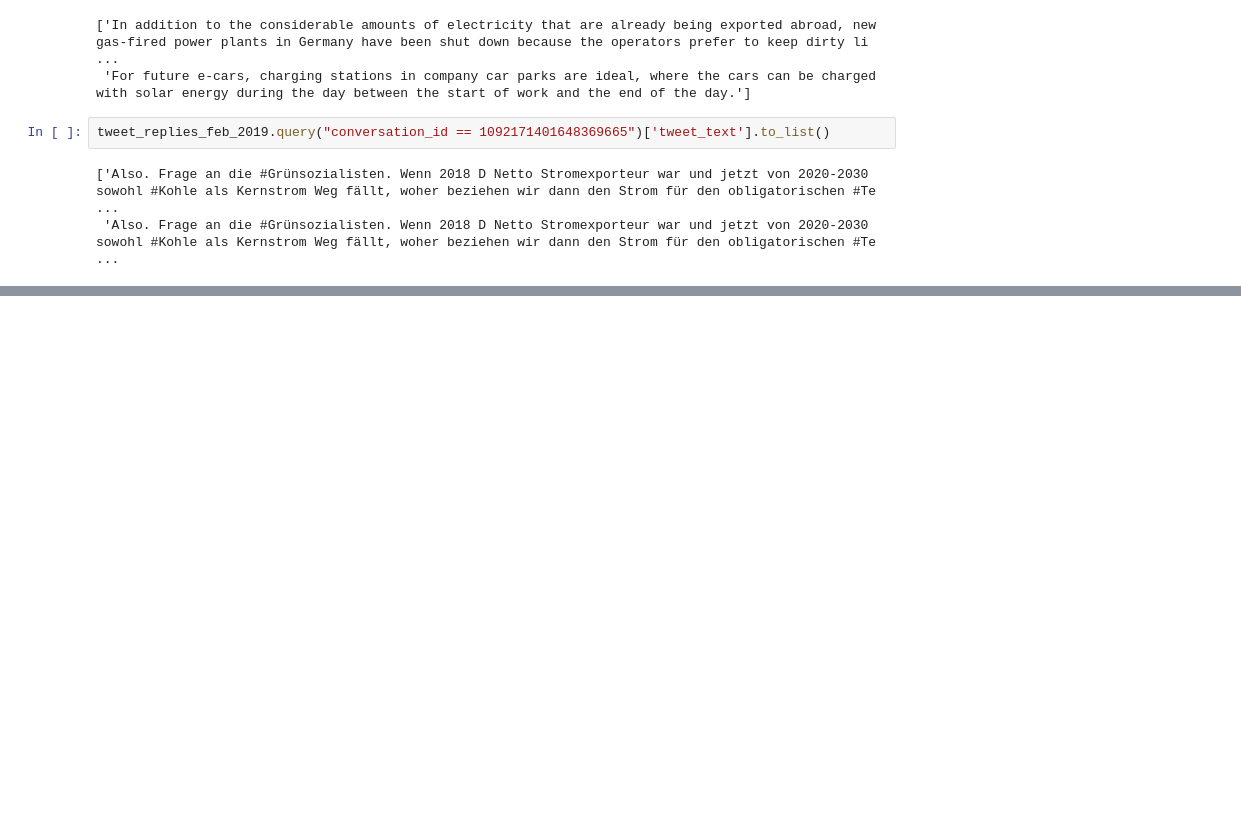
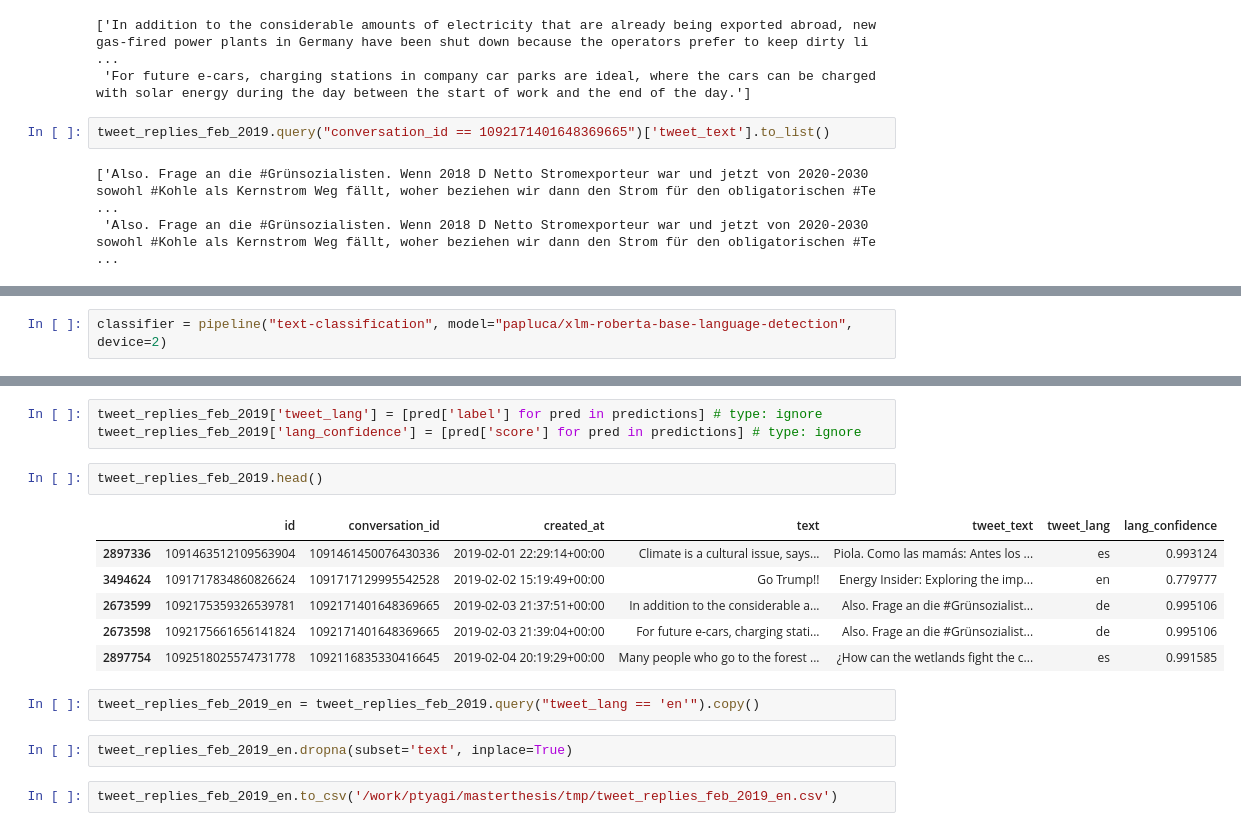
Before and after one commit to tyagiprnv/masterthesis, a Jupyter notebook: src/data_preprocessing.ipynb, the cells around one changed output, grey strips where cells are left out. Drawn from its saved outputs; the diff is of its cells as text; blank space fills up the shorter version.

```diff
--- a/src/data_preprocessing.ipynb
+++ b/src/data_preprocessing.ipynb
@@ -135,0 +162,2 @@ tweet_replies_feb_2019.query("conversation_id == 1092171401648369665")['tweet_te
+# %%
+classifier = pipeline("text-classification", model="papluca/xlm-roberta-base-language-detection", device=2)
@@ -135,0 +187,18 @@ tweet_replies_feb_2019.query("conversation_id == 1092171401648369665")['tweet_te
+# %%
+tweet_replies_feb_2019['tweet_lang'] = [pred['label'] for pred in predictions] # type: ignore
+tweet_replies_feb_2019['lang_confidence'] = [pred['score'] for pred in predictions] # type: ignore
+# %%
+tweet_replies_feb_2019.head()
+# %% [output]
+|  | id | conversation_id | created_at | text | tweet_text | tweet_lang | lang_confidence |
+| 2897336 | 1091463512109563904 | 1091461450076430336 | 2019-02-01 22:29:14+00:00 | Climate is a cultural issue, says... | Piola. Como las mamás: Antes los ... | es | 0.993124 |
+| 3494624 | 1091717834860826624 | 1091717129995542528 | 2019-02-02 15:19:49+00:00 | Go Trump!! | Energy Insider: Exploring the imp... | en | 0.779777 |
+| 2673599 | 1092175359326539781 | 1092171401648369665 | 2019-02-03 21:37:51+00:00 | In addition to the considerable a... | Also. Frage an die #Grünsozialist... | de | 0.995106 |
+| 2673598 | 1092175661656141824 | 1092171401648369665 | 2019-02-03 21:39:04+00:00 | For future e-cars, charging stati... | Also. Frage an die #Grünsozialist... | de | 0.995106 |
+| 2897754 | 1092518025574731778 | 1092116835330416645 | 2019-02-04 20:19:29+00:00 | Many people who go to the forest ... | ¿How can the wetlands fight the c... | es | 0.991585 |
+# %%
+tweet_replies_feb_2019_en = tweet_replies_feb_2019.query("tweet_lang == 'en'").copy()
+# %%
+tweet_replies_feb_2019_en.dropna(subset='text', inplace=True)
+# %%
+tweet_replies_feb_2019_en.to_csv('/work/ptyagi/masterthesis/tmp/tweet_replies_feb_2019_en.csv')
```
Also changed, not shown: parts of 16 cells of this notebook, 2 other files.
